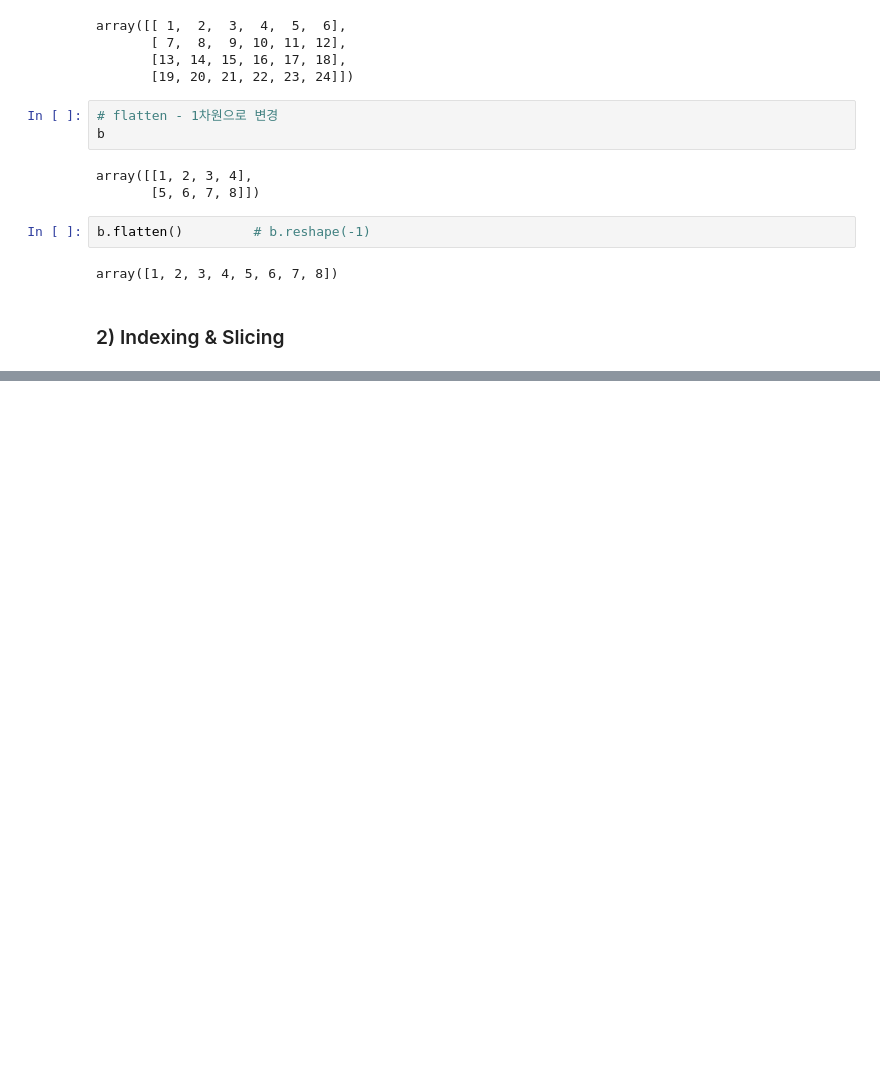
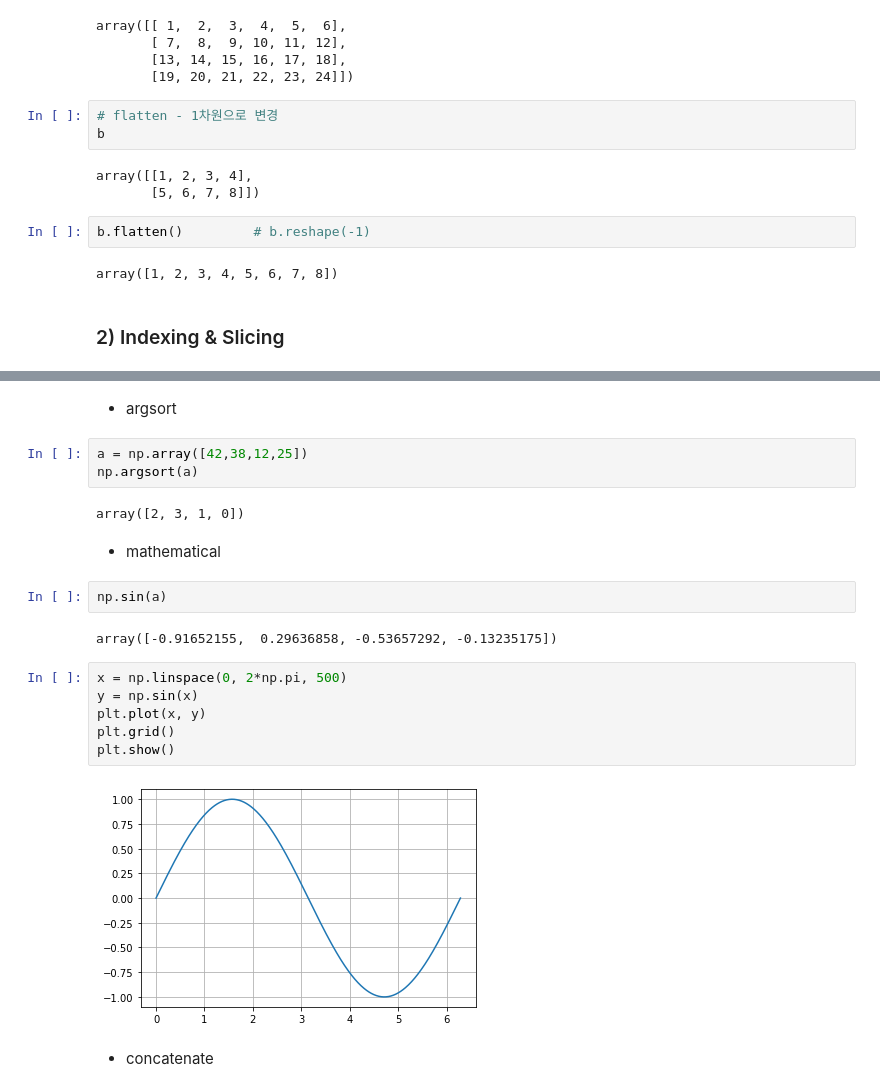
Before and after one commit to ckiekim/DongA-Univ-Lecture-20210929, a Jupyter notebook: 02.데이터분석/01_Numpy.ipynb, the cells around one changed output, grey strips where cells are left out. Cells and saved outputs as stored; diff of their text form; blank space fills up the shorter version.

```diff
--- a/02.데이터분석/01_Numpy.ipynb
+++ b/02.데이터분석/01_Numpy.ipynb
@@ -95,0 +337,23 @@ array([1, 2, 3, 4, 5, 6, 7, 8])
+# %% [markdown]
+- argsort
+# %%
+a = np.array([42,38,12,25])
+np.argsort(a)
+# %% [output]
+array([2, 3, 1, 0])
+# %% [markdown]
+- mathematical
+# %%
+np.sin(a)
+# %% [output]
+array([-0.91652155,  0.29636858, -0.53657292, -0.13235175])
+# %%
+x = np.linspace(0, 2*np.pi, 500)
+y = np.sin(x)
+plt.plot(x, y)
+plt.grid()
+plt.show()
+# %% [output]
+[figure, added]
+# %% [markdown]
+- concatenate
```
Also changed, not shown: parts of 71 cells of this notebook.
